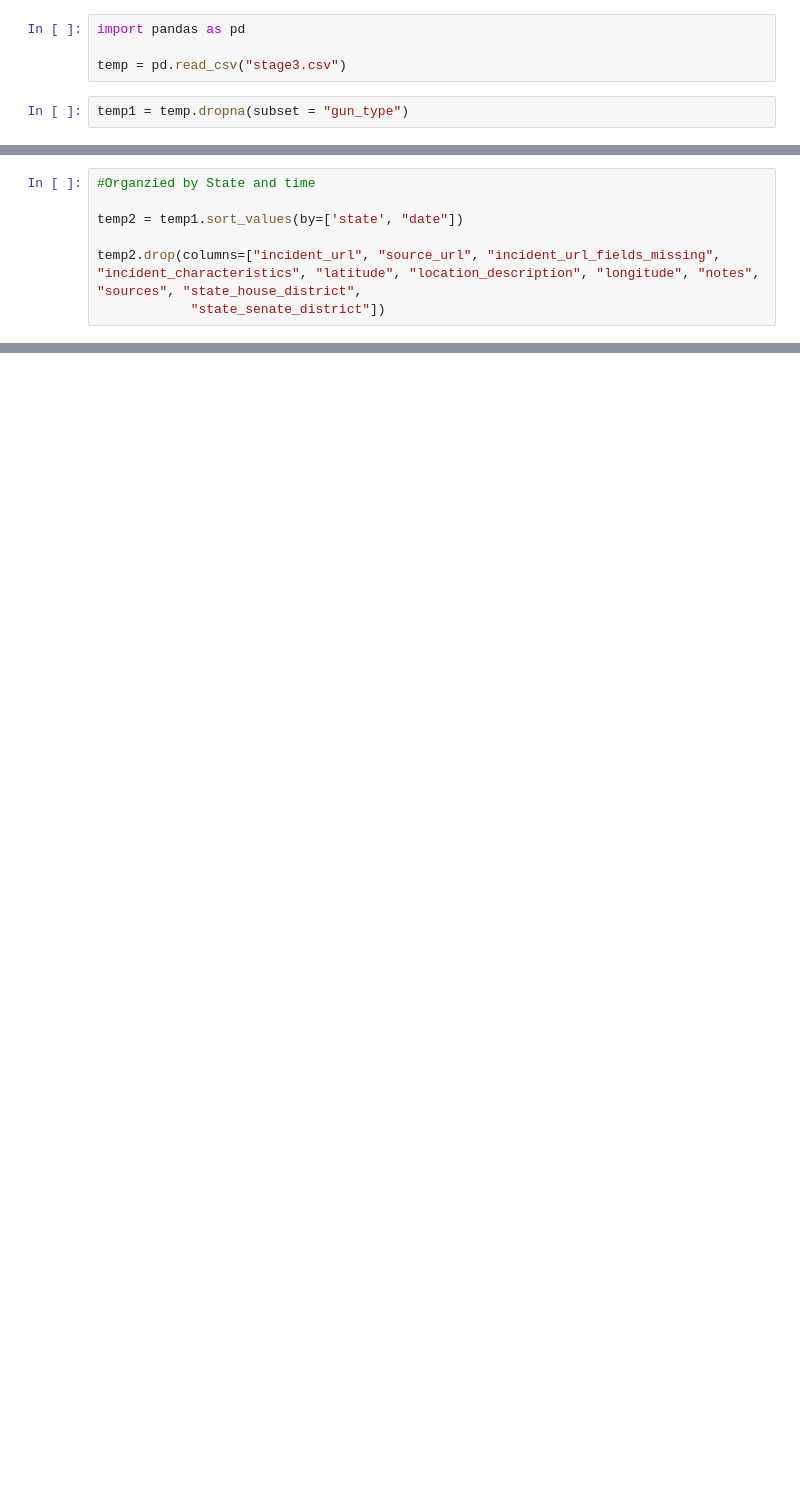
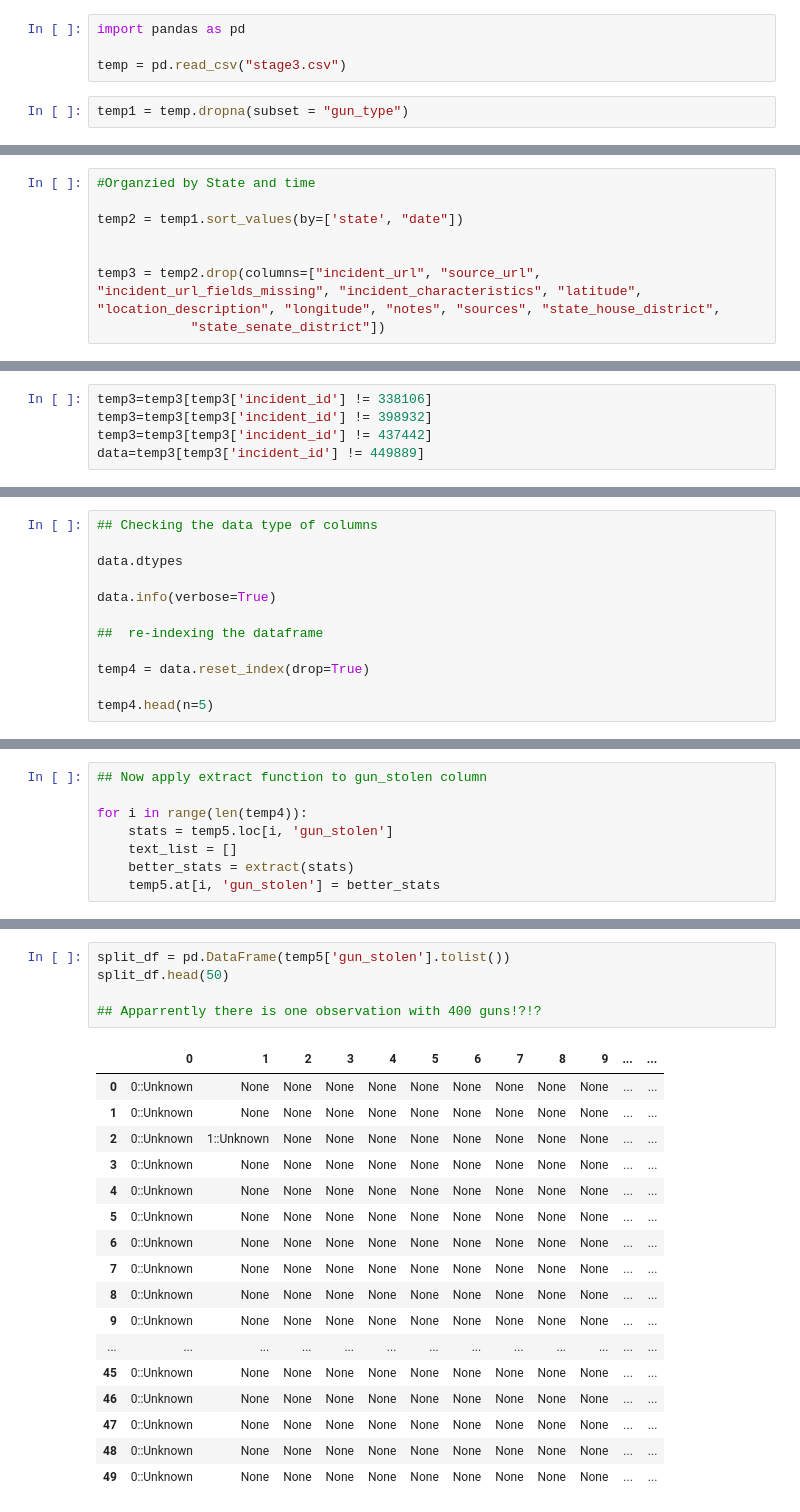
Before and after one commit to TeresaV2015/Mass-Shootings, a Jupyter notebook: Project-Gun.ipynb, the cells around one changed output, grey strips where cells are left out. Drawn from its saved outputs; the diff is of its cells as text; blank space fills up the shorter version.

```diff
--- a/Project-Gun.ipynb
+++ b/Project-Gun.ipynb
@@ -13,5 +9,6 @@ MemoryError: Unable to allocate 5.74 GiB for an array with shape (5490, 140226)
 
 temp2 = temp1.sort_values(by=['state', "date"])
 
-temp2.drop(columns=["incident_url", "source_url", "incident_url_fields_missing", "incident_characteristics", "latitude", "location_description", "longitude", "notes", "sources", "state_house_district",
+
+temp3 = temp2.drop(columns=["incident_url", "source_url", "incident_url_fields_missing", "incident_characteristics", "latitude", "location_description", "longitude", "notes", "sources", "state_house_district",
             "state_senate_district"])
@@ -47,0 +15,5 @@ temp1
+# %%
+temp3=temp3[temp3['incident_id'] != 338106]
+temp3=temp3[temp3['incident_id'] != 398932]
+temp3=temp3[temp3['incident_id'] != 437442]
+data=temp3[temp3['incident_id'] != 449889]
@@ -47,0 +29,12 @@ temp1
+# %%
+## Checking the data type of columns
+
+data.dtypes
+
+data.info(verbose=True)
+
+##  re-indexing the dataframe
+
+temp4 = data.reset_index(drop=True)
+
+temp4.head(n=5)
@@ -47,0 +112,8 @@ temp1
+# %%
+## Now apply extract function to gun_stolen column
+
+for i in range(len(temp4)):
+    stats = temp5.loc[i, 'gun_stolen']
+    text_list = []
+    better_stats = extract(stats)
+    temp5.at[i, 'gun_stolen'] = better_stats
@@ -47,0 +137,23 @@ temp1
+# %%
+split_df = pd.DataFrame(temp5['gun_stolen'].tolist())
+split_df.head(50)
+
+## Apparrently there is one observation with 400 guns!?!?
+# %% [output]
+|  | 0 | 1 | 2 | 3 | 4 | 5 | 6 | 7 | 8 | 9 | ... | ... |
+| 0 | 0::Unknown | None | None | None | None | None | None | None | None | None | ... | ... |
+| 1 | 0::Unknown | None | None | None | None | None | None | None | None | None | ... | ... |
+| 2 | 0::Unknown | 1::Unknown | None | None | None | None | None | None | None | None | ... | ... |
+| 3 | 0::Unknown | None | None | None | None | None | None | None | None | None | ... | ... |
+| 4 | 0::Unknown | None | None | None | None | None | None | None | None | None | ... | ... |
+| 5 | 0::Unknown | None | None | None | None | None | None | None | None | None | ... | ... |
+| 6 | 0::Unknown | None | None | None | None | None | None | None | None | None | ... | ... |
+| 7 | 0::Unknown | None | None | None | None | None | None | None | None | None | ... | ... |
+| 8 | 0::Unknown | None | None | None | None | None | None | None | None | None | ... | ... |
+| 9 | 0::Unknown | None | None | None | None | None | None | None | None | None | ... | ... |
+| ... | ... | ... | ... | ... | ... | ... | ... | ... | ... | ... | ... | ... |
+| 45 | 0::Unknown | None | None | None | None | None | None | None | None | None | ... | ... |
+| 46 | 0::Unknown | None | None | None | None | None | None | None | None | None | ... | ... |
+| 47 | 0::Unknown | None | None | None | None | None | None | None | None | None | ... | ... |
+| 48 | 0::Unknown | None | None | None | None | None | None | None | None | None | ... | ... |
+| 49 | 0::Unknown | None | None | None | None | None | None | None | None | None | ... | ... |
```
Also changed, not shown: parts of 9 cells of this notebook.
